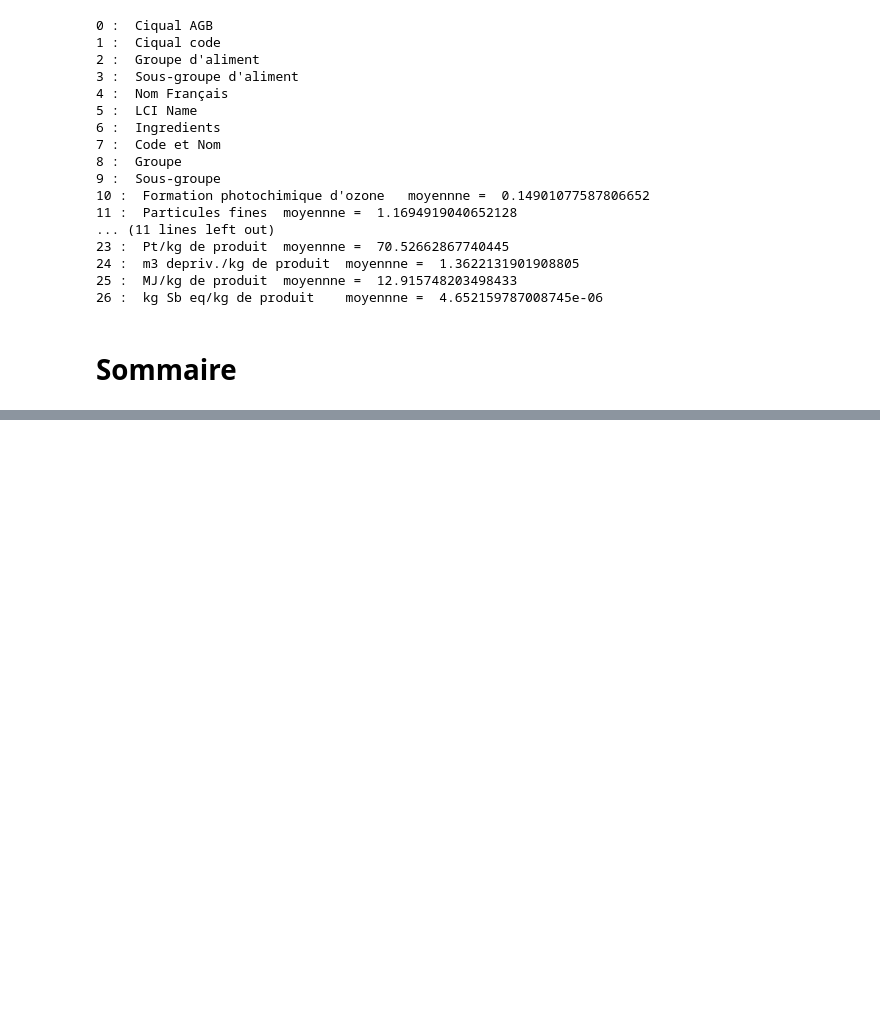
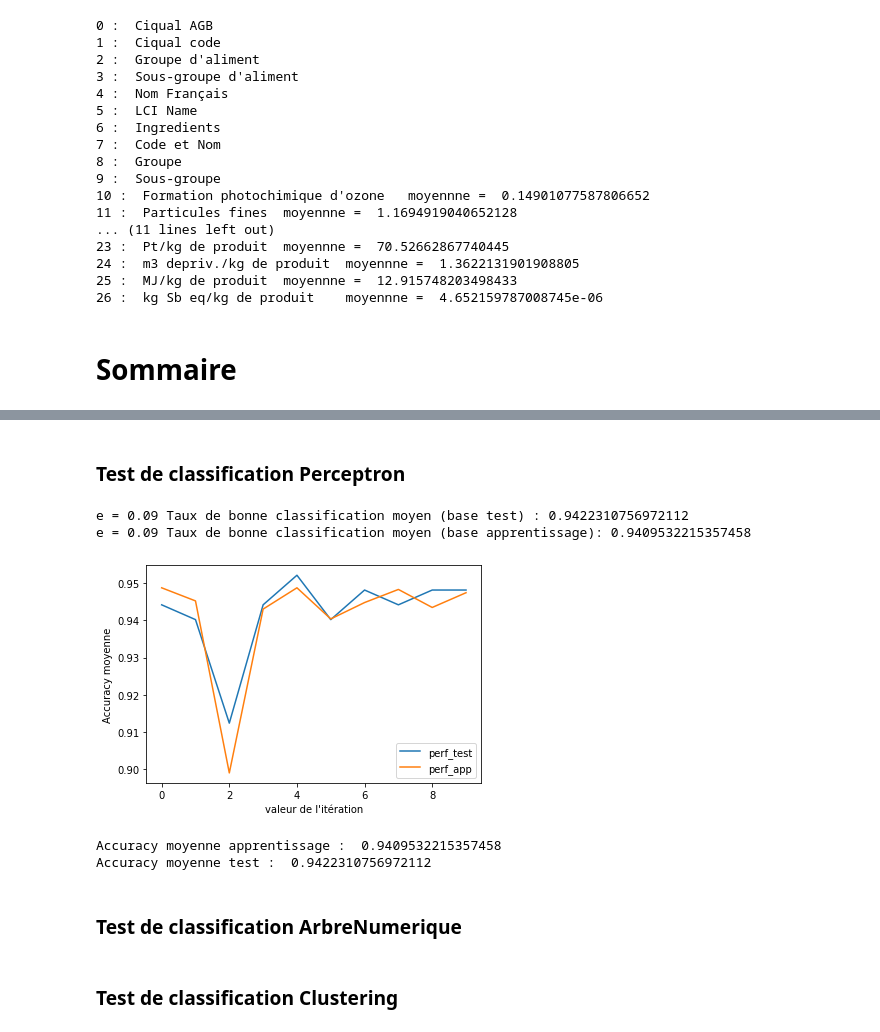
Before and after one commit to celine-yes/TME_DataScience, a Jupyter notebook: projet-2/projet-2.ipynb, the cells around one changed output, grey strips where cells are left out. Saved outputs shown, nothing was run; the diff lists cells and outputs as text; code cells hidden in the pictures; blank space fills up the shorter version.

```diff
--- a/projet-2/projet-2.ipynb
+++ b/projet-2/projet-2.ipynb
@@ -269,0 +401,44 @@ non supervisé : clustering, kmoyenne
+# %% [markdown]
+### Test de classification Perceptron
+# %%
+index = np.random.permutation(len(X)) # mélange des index
+Xm = X[index]
+Ym = Y[index]
+e = 0.09
+nb_iter = 10
+dim = 18
+
+perf = []
+perf_app = []
+for i in range(nb_iter):
+    Xapp,Yapp,Xtest,Ytest = ut.crossval_strat(Xm, Ym, nb_iter, i)
+    perceptron = cl.ClassifierPerceptron(dim,e,False)
+    perceptron.train(Xapp, Yapp)
+    perf.append(perceptron.accuracy(Xtest, Ytest))
+    perf_app.append(perceptron.accuracy(Xapp, Yapp))
+
+acc_moy = statistics.mean(perf) #moyenne des accuracies de la validation croisée pour cette valeur de k
+acc_moy_app = statistics.mean(perf_app)
+
+print("e = " + str(e) + " Taux de bonne classification moyen (base test) : " + str(acc_moy))
+print("e = " + str(e) + " Taux de bonne classification moyen (base apprentissage): " + str(acc_moy_app))
+
+
+plt.plot(np.arange(0, nb_iter),perf, perf_app)
+plt.ylabel('Accuracy moyenne')
+plt.xlabel("valeur de l'itération")
+plt.legend(['perf_test','perf_app'])
+plt.show()
+
+#print("Accuracies apprentissage obtenues : ",perf_app)
+#print("Accuracies test obtenues : ",perf)
+print("Accuracy moyenne apprentissage : ", statistics.mean(perf_app))
+print("Accuracy moyenne test : ", statistics.mean(perf))
+# %% [output]
+e = 0.09 Taux de bonne classification moyen (base test) : 0.9422310756972112
+e = 0.09 Taux de bonne classification moyen (base apprentissage): 0.9409532215357458
+[figure, added]
+Accuracy moyenne apprentissage :  0.9409532215357458
+Accuracy moyenne test :  0.9422310756972112
+# %% [markdown]
+### Test de classification ArbreNumerique
@@ -269,0 +464,2 @@ non supervisé : clustering, kmoyenne
+# %% [markdown]
+### Test de classification Clustering
```
Also changed, not shown: parts of 12 cells of this notebook, 2 other files.
